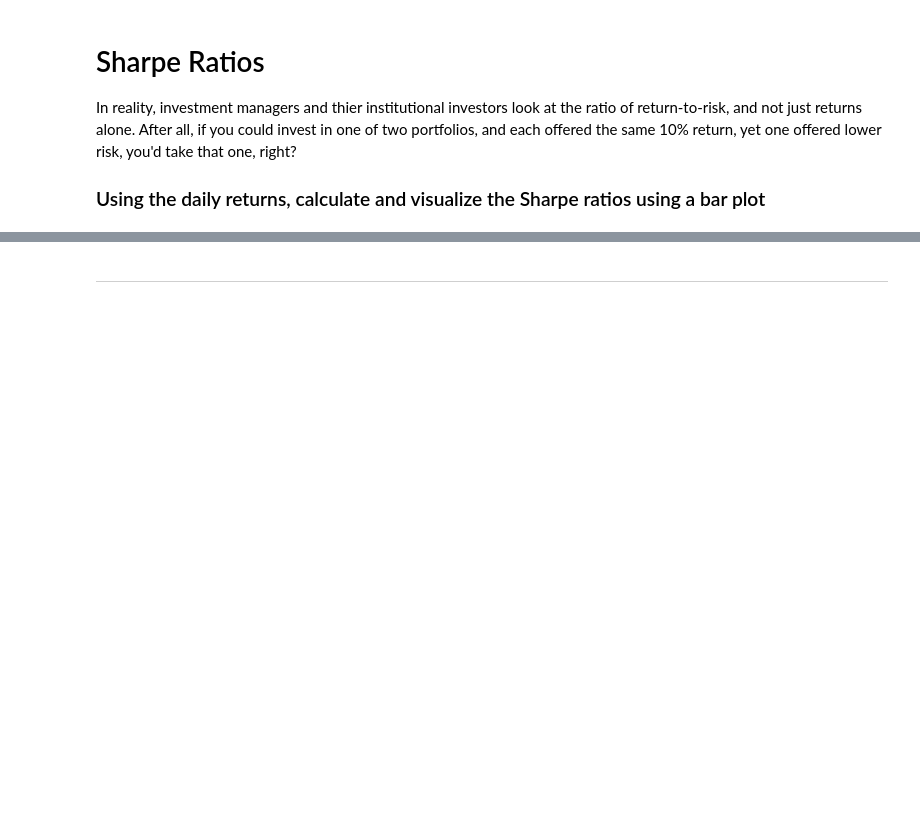
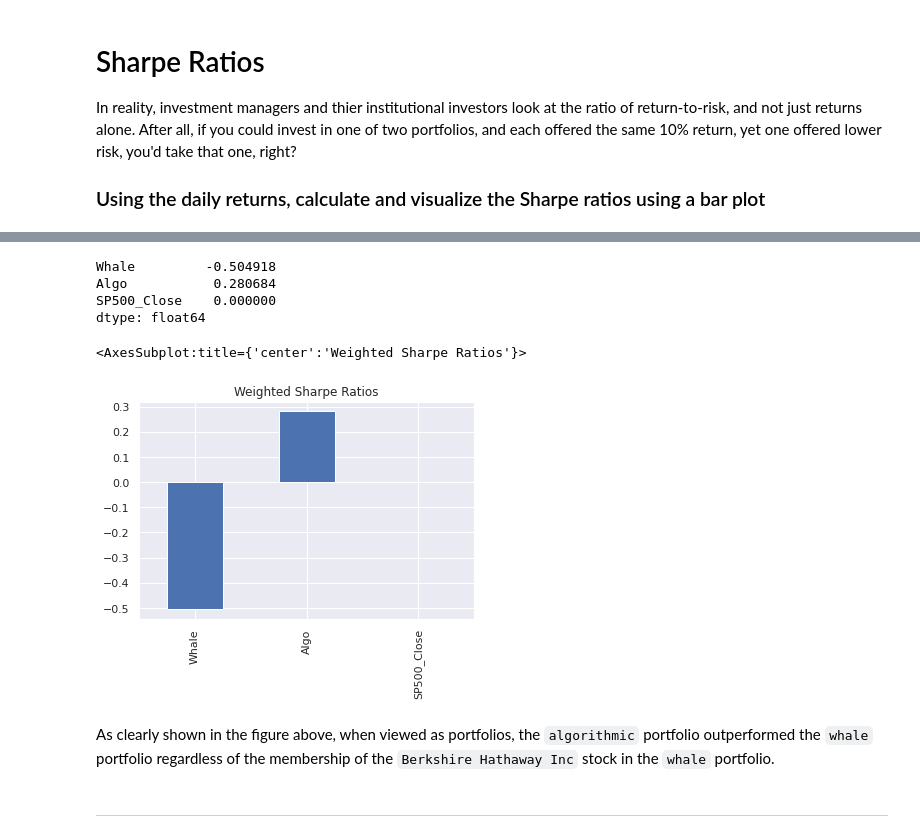
Before and after one commit to gadam/fintech_assessment_03, a Jupyter notebook: whale_analysis.ipynb, the cells around one changed output, grey strips where cells are left out. Drawn from its saved outputs; the diff is of its cells as text; code cells hidden in the pictures; blank space fills up the shorter version.

```diff
--- a/whale_analysis.ipynb
+++ b/whale_analysis.ipynb
@@ -612,0 +630,4 @@ Write your answer here!
+# %%
+# Combine the weighted returns of the whale and algo portfolios with the S&P 500
+weighted_combined_returns = pd.concat([whale_weighted_returns, algo_weighted_returns, sp500_daily_returns], axis="columns", join="inner")
+weighted_combined_returns.head()
@@ -612,0 +642,9 @@ Write your answer here!
+# %%
+# Rename the columns for whale and algo
+weighted_combined_returns = weighted_combined_returns.rename(
+    columns={
+        0: "Whale",
+        1: "Algo"
+    }
+)
+weighted_combined_returns.head()
@@ -613,3 +659,20 @@ Write your answer here!
+# %%
+# Calcalate the annualised Sharpe Ratios for the weighted portfolios (using S&P500 as the risk-free rate)
+weighted_sharpe_ratios = ((weighted_combined_returns.mean() - weighted_combined_returns["SP500_Close"].mean()) * 252) / (weighted_combined_returns.std() * np.sqrt(252))
+weighted_sharpe_ratios
+# %% [output]
+Whale         -0.504918
+Algo           0.280684
+SP500_Close    0.000000
+dtype: float64
+# %%
+# Visualize the wighted sharpe ratios as a bar plot
+weighted_sharpe_ratios.plot(kind="bar", title="Weighted Sharpe Ratios")
+# %% [output]
+<AxesSubplot:title={'center':'Weighted Sharpe Ratios'}>
+[figure, added]
+# %% [markdown]
+As clearly shown in the figure above, when viewed as portfolios, the `algorithmic` portfolio outperformed the `whale` portfolio regardless of the membership of the `Berkshire Hathaway Inc` stock in the `whale` portfolio.
 # %% [markdown]
 ---
 # %% [markdown]
```
Also changed, not shown: parts of 27 cells of this notebook.
